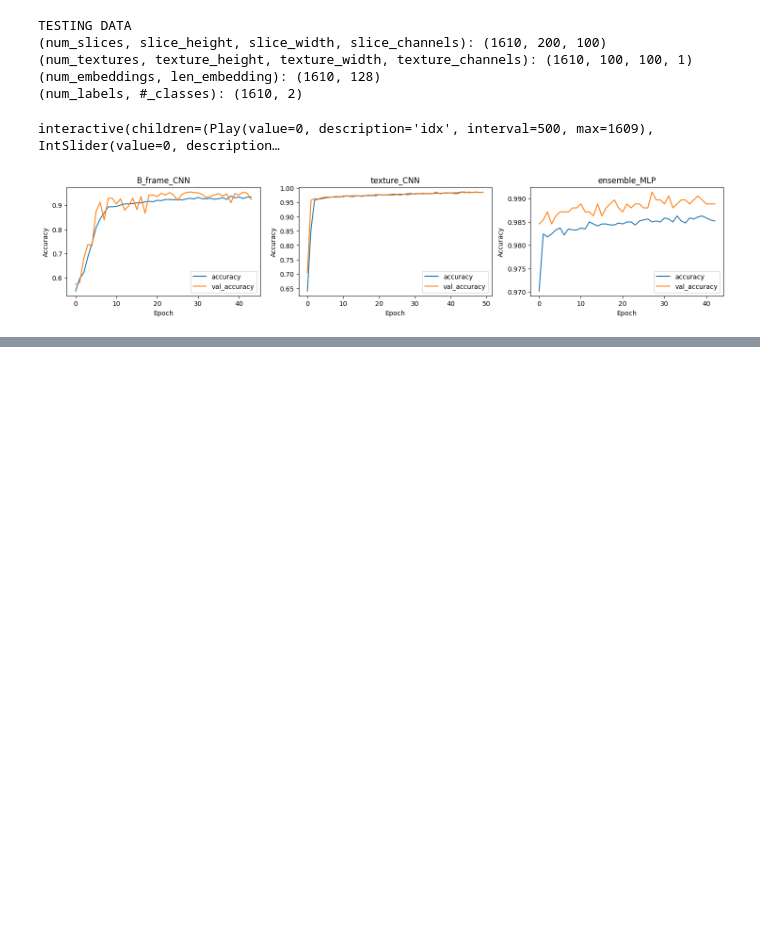
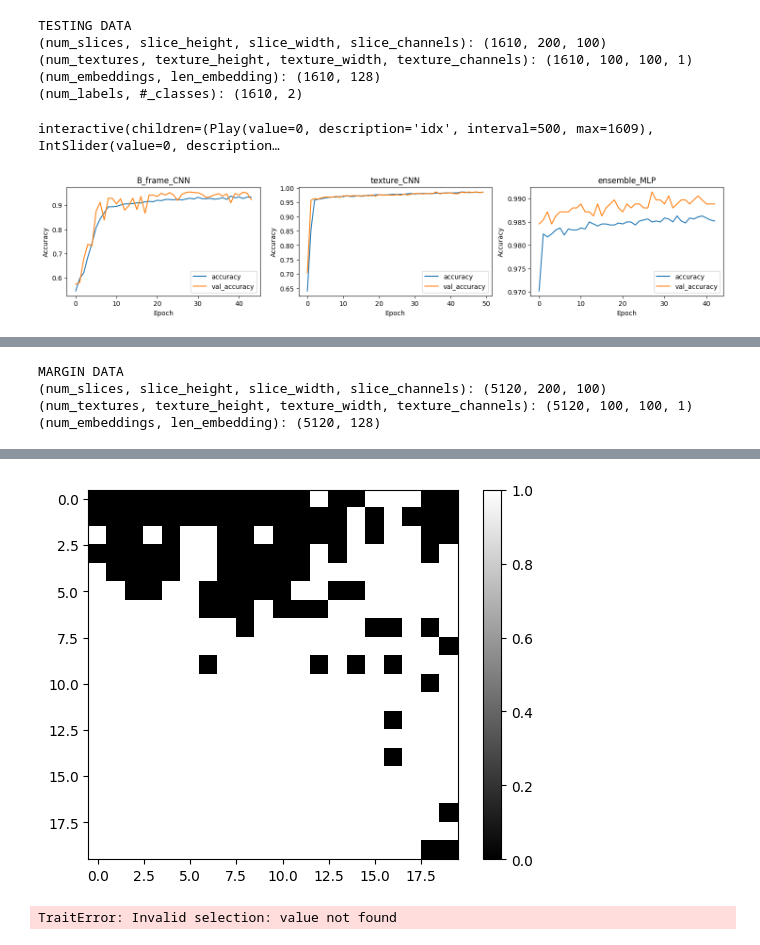
Before and after one commit to nathanwangai/brain_cancer_oct, a Jupyter notebook: analyze_neural_networks.ipynb, the cells around one changed output, grey strips where cells are left out. Cells and saved outputs as stored; diff of their text form; code cells hidden in the pictures; blank space fills up the shorter version.

```diff
--- a/analyze_neural_networks.ipynb
+++ b/analyze_neural_networks.ipynb
@@ -65,5 +68,5 @@ mu: 94.06%, std: 0.11%
 # %%
-X_margin, _, _, _ = load_dataset('margin_data', step=1)
+X_margin, _, _, _ = load_dataset('margin_data\\4-12-2021-WM2-0', step=1)
 X_margin_textures = slices_to_textures(X_margin)
 X_margin_embeddings = dataset_to_embeddings(X_margin, X_margin_textures)
 # %% [output]
@@ -87,0 +76,15 @@ plt.show()
+# %%
+print('MARGIN DATA')
+print(f'(num_slices, slice_height, slice_width, slice_channels): {X_margin.shape}')
+print(f'(num_textures, texture_height, texture_width, texture_channels): {X_margin_textures.shape}')
+print(f'(num_embeddings, len_embedding): {X_margin_embeddings.shape}')
+# %% [output]
+MARGIN DATA
+(num_slices, slice_height, slice_width, slice_channels): (5120, 200, 100)
+(num_textures, texture_height, texture_width, texture_channels): (5120, 100, 100, 1)
+(num_embeddings, len_embedding): (5120, 128)
+# %%
+# cancer_segmentation(np.expand_dims(X_margin, axis=3), 'saved_models\\final_models\\bframe_cnn')
+# cancer_segmentation(X_margin_textures, 'saved_models\\final_models\\texture_cnn')
+cancer_segmentation(X_margin_embeddings, 'saved_models\\final_models\\ensemble_mlp')
+# %% [output]
@@ -88,15 +92,12 @@ plt.show()
+[figure, added]
 # %%
-model3 = B_frame_CNN(3, 'relu', 'same')
-model3.load_weights('saved_models\\final_models\\bframe_cnn').expect_partial()
-bframe_gradcam = model3.get_gradcam()
+from skimage.transform import resize
+import ipywidgets as widgets
 
-# model4 = texture_CNN(3, 'relu', 'same')
-# model4.load_weights('saved_models\\final_models\\texture_cnn').expect_partial()
-# texture_gradcam = model4.get_gradcam()
-
-# adapted from: https://keras.io/examples/vision/grad_cam/
+'''
+Code adapted from: https://keras.io/examples/vision/grad_cam/
+'''
 def make_heatmap(input, model, is_texture=False):
-
     with tf.GradientTape() as tape:
         if(is_texture):
             last_conv_layer_output, preds = model(np.reshape(input, (1,100,100,1)))
@@ -115,12 +116,33 @@ def make_heatmap(input, model, is_texture=False):
 
     return heatmap.numpy()
 
-bframe_heat_map = make_heatmap(B_frame_slice, bframe_gradcam)
-texture_heat_map = make_heatmap(slice_texture, texture_gradcam, True)
+def plot_gradcam(idx, X_slices, X_textures, Y_data):
+    bframe_heat_map = make_heatmap(X_slices[idx], bframe_gradcam)
+    texture_heat_map = make_heatmap(X_textures[idx], texture_gradcam, is_texture=True)
 
-print(model4.predict(np.reshape(slice_texture, (1,100,100,1))))
-plt.imshow(slice_texture, cmap='gray')
-plt.colorbar()
-plt.imshow(resize(texture_heat_map, (100,100)), cmap='jet', alpha=0.2)
-plt.colorbar()
-plt.show()
+    plt.subplots(1,2, figsize=(6,3))
+    plt.subplot(1,2,1)
+    plt.imshow(X_textures[idx], cmap='gray')
+    plt.imshow(resize(texture_heat_map, (100,100)), cmap='jet', alpha=0.2)
+    plt.colorbar()
+
+    plt.subplot(1,2,2)
+    plt.imshow(X_slices[idx], cmap='gray')
+    plt.imshow(resize(bframe_heat_map, (200,100)), cmap='jet', alpha=0.2)
+    plt.colorbar()
+    plt.show()
+
+model3 = B_frame_CNN(3, 'relu', 'same')
+model3.load_weights('saved_models\\final_models\\bframe_cnn').expect_partial()
+bframe_gradcam = model3.get_gradcam()
+
+model4 = texture_CNN(3, 'relu', 'same')
+model4.load_weights('saved_models\\final_models\\texture_cnn').expect_partial()
+texture_gradcam = model4.get_gradcam()
+
+widgets.interactive(plot_gradcam,
+                    idx=widgets.IntSlider(max=len(X_test)-1),
+                    X_slices=X_test, X_textures=X_test_textures,
+                    Y_data=Y_test)
+# %% [output]
+TraitError: Invalid selection: value not found
```
Also changed, not shown: parts of 9 cells of this notebook, 3 other files.
